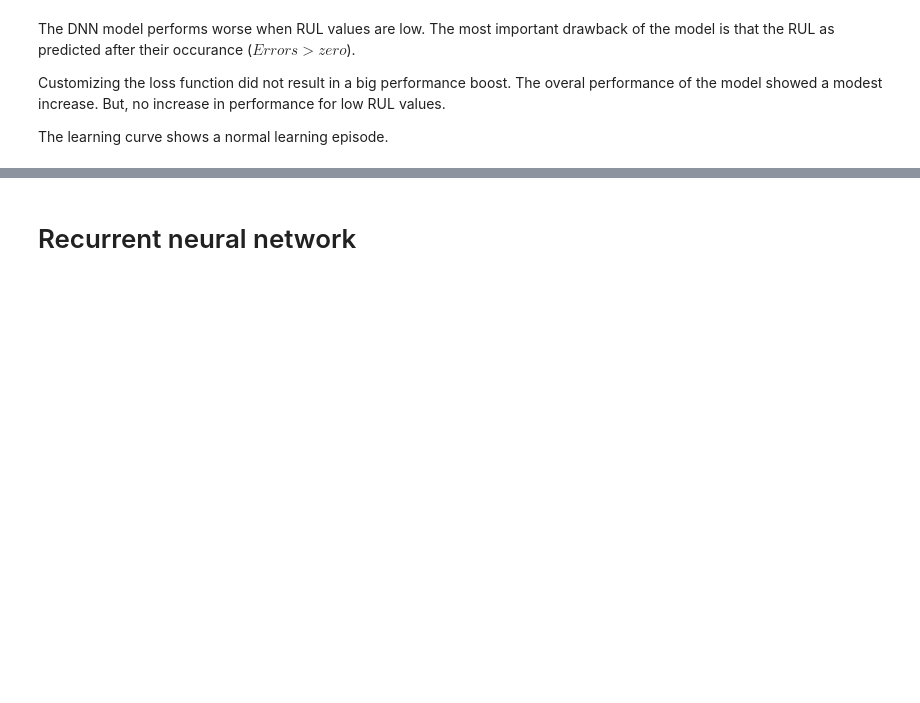
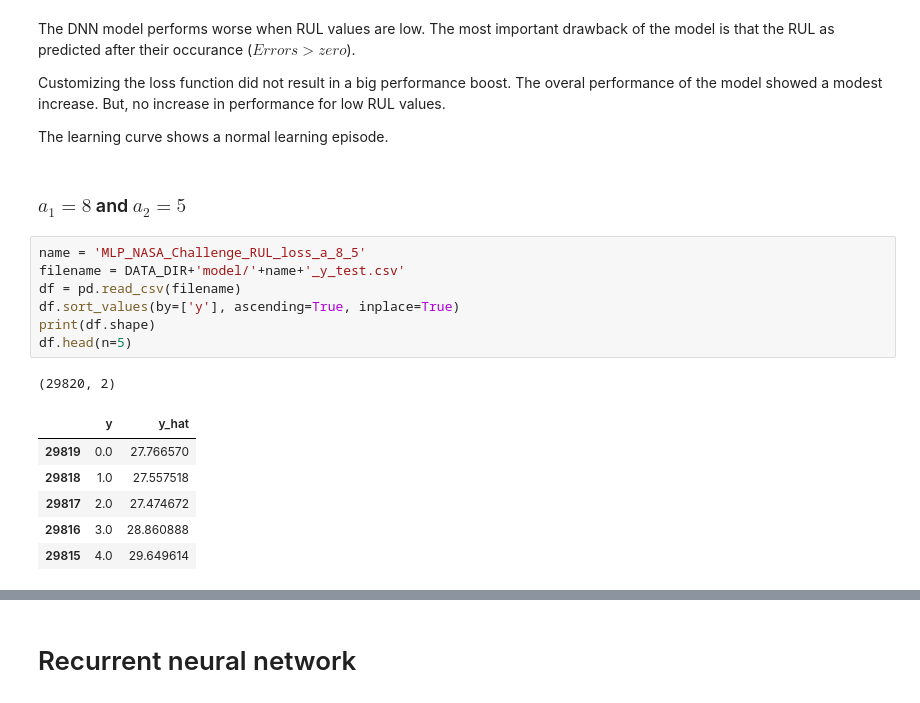
Before and after one commit to wimverleyen/DeepLearning, a Jupyter notebook: notebook/Performance_evaluation.ipynb, the cells around one changed output, grey strips where cells are left out. Drawn from its saved outputs; the diff is of its cells as text; blank space fills up the shorter version.

```diff
--- a/notebook/Performance_evaluation.ipynb
+++ b/notebook/Performance_evaluation.ipynb
@@ -142,3 +119,20 @@ The DNN model performs worse when RUL values are low. The most important drawbac
 Customizing the loss function did not result in a big performance boost. The overal performance of the model showed a modest increase. But, no increase in performance for low RUL values.
 
 The learning curve shows a normal learning episode.
+# %% [markdown]
+### $a_1 = 8$ and $a_2 = 5$
+# %%
+name = 'MLP_NASA_Challenge_RUL_loss_a_8_5'
+filename = DATA_DIR+'model/'+name+'_y_test.csv'
+df = pd.read_csv(filename)
+df.sort_values(by=['y'], ascending=True, inplace=True)
+print(df.shape)
+df.head(n=5)
+# %% [output]
+(29820, 2)
+|  | y | y_hat |
+| 29819 | 0.0 | 27.766570 |
+| 29818 | 1.0 | 27.557518 |
+| 29817 | 2.0 | 27.474672 |
+| 29816 | 3.0 | 28.860888 |
+| 29815 | 4.0 | 29.649614 |
```
Also changed, not shown: parts of 20 cells of this notebook.
